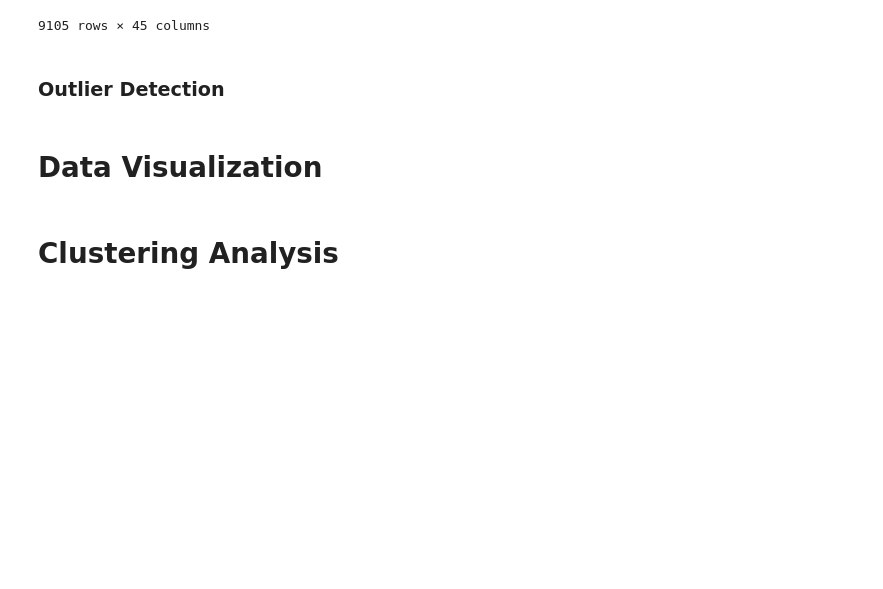
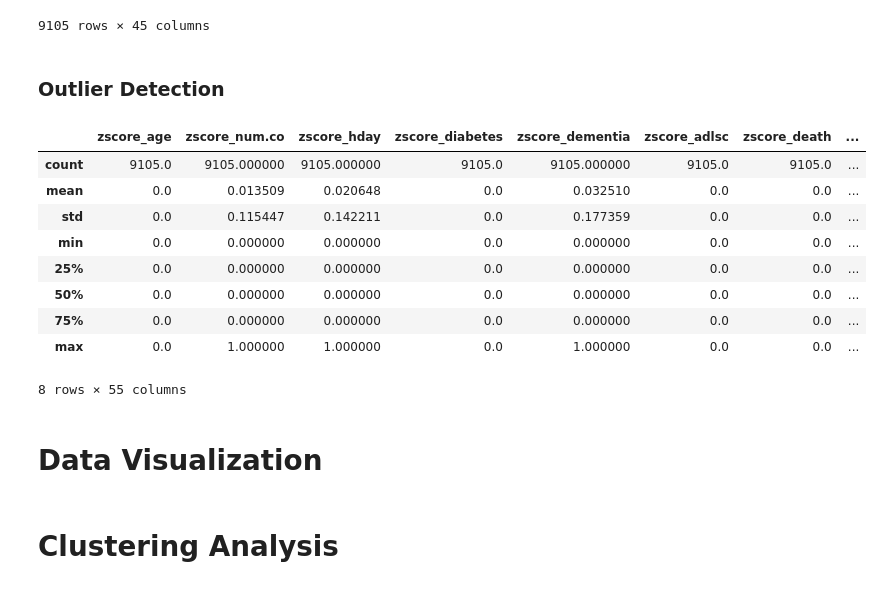
Before and after one commit to Pseudonymous-gdy/Machine-Learning, a Jupyter notebook: Project/Machine_Learning_Project.ipynb, the cells around one changed output. Saved outputs shown, nothing was run; the diff lists cells and outputs as text; code cells hidden in the pictures; blank space fills up the shorter version.

```diff
--- a/Project/Machine_Learning_Project.ipynb
+++ b/Project/Machine_Learning_Project.ipynb
@@ -343,3 +341,17 @@ def outlier_detection(data):
+# %%
+demo = outlier_detection(data.copy())
+demo.describe()
+# %% [output]
+|  | zscore_age | zscore_num.co | zscore_hday | zscore_diabetes | zscore_dementia | zscore_adlsc | zscore_death | ... |
+| count | 9105.0 | 9105.000000 | 9105.000000 | 9105.0 | 9105.000000 | 9105.0 | 9105.0 | ... |
+| mean | 0.0 | 0.013509 | 0.020648 | 0.0 | 0.032510 | 0.0 | 0.0 | ... |
+| std | 0.0 | 0.115447 | 0.142211 | 0.0 | 0.177359 | 0.0 | 0.0 | ... |
+| min | 0.0 | 0.000000 | 0.000000 | 0.0 | 0.000000 | 0.0 | 0.0 | ... |
+| 25% | 0.0 | 0.000000 | 0.000000 | 0.0 | 0.000000 | 0.0 | 0.0 | ... |
+| 50% | 0.0 | 0.000000 | 0.000000 | 0.0 | 0.000000 | 0.0 | 0.0 | ... |
+| 75% | 0.0 | 0.000000 | 0.000000 | 0.0 | 0.000000 | 0.0 | 0.0 | ... |
+| max | 0.0 | 1.000000 | 1.000000 | 0.0 | 1.000000 | 0.0 | 0.0 | ... |
+8 rows × 55 columns
 # %% [markdown]
 # Data Visualization
 # %% [markdown]
```
Also changed, not shown: parts of 1 cell of this notebook.
